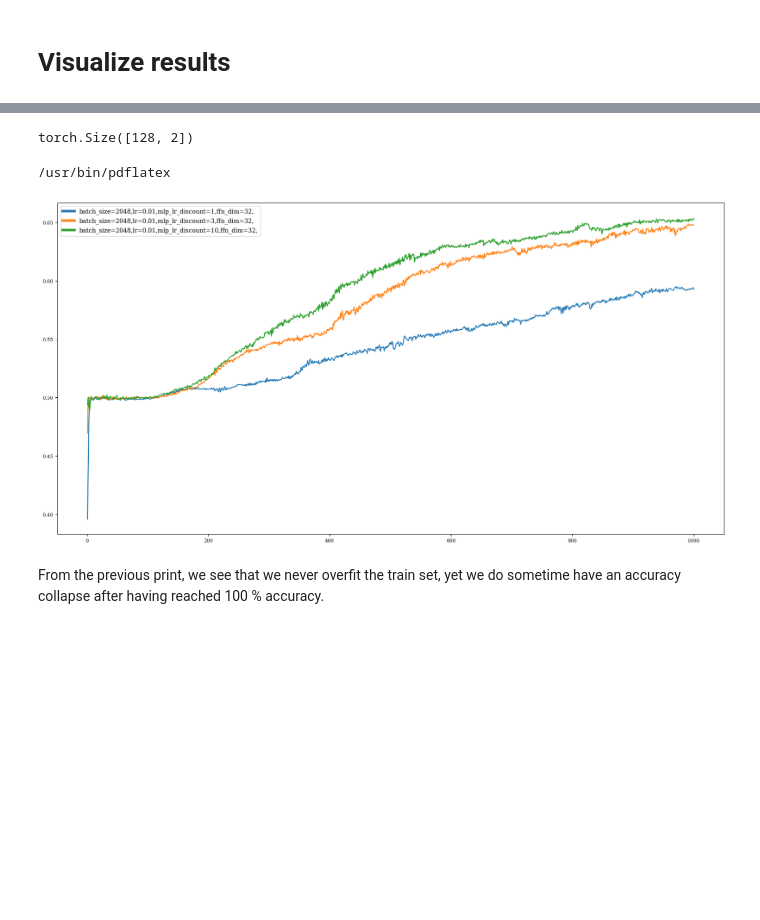
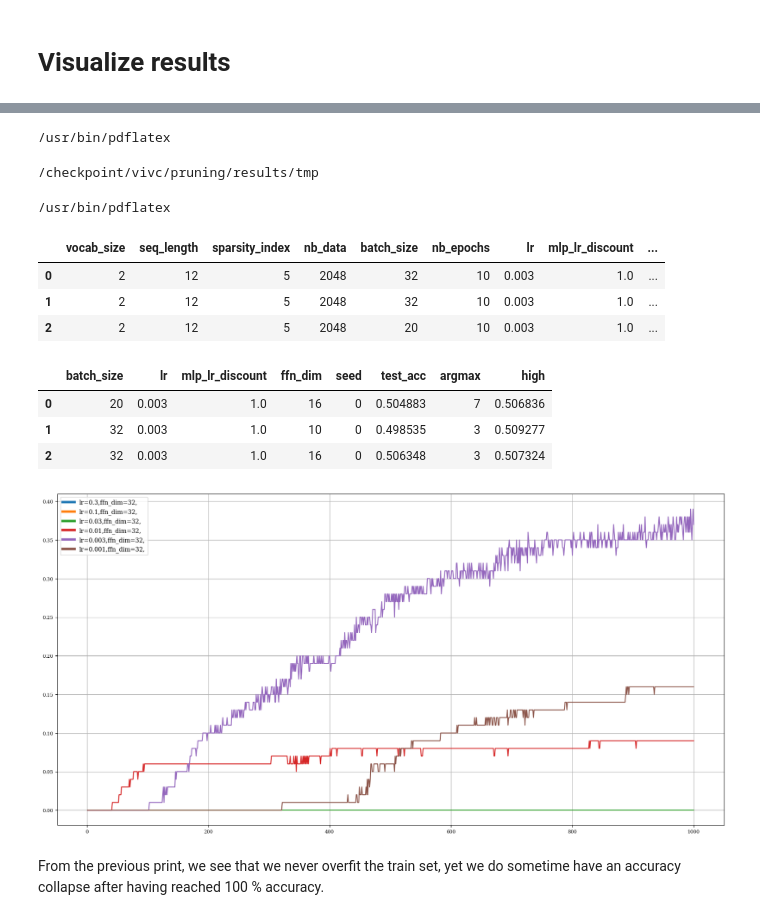
Before and after one commit to facebookresearch/pal, a Jupyter notebook: visualization/analysis.ipynb, the cells around one changed output, grey strips where cells are left out. Cells and saved outputs as stored; diff of their text form; code cells hidden in the pictures; blank space fills up the shorter version.

```diff
--- a/visualization/analysis.ipynb
+++ b/visualization/analysis.ipynb
@@ -54,31 +2,0 @@ axes[1].scatter(tmp2[:, 0], tmp2[:, 1], label='fc2')
-# %%
-    @classmethod
-    def kaiming_uniform_(cls, tensor, a=0, mode="fan_in", nonlinearity="leaky_relu"):
-        fan = tensor.size(1)
-        bound = 1 / math.sqrt(fan)
-        with torch.no_grad():
-            return tensor.uniform_(-bound, bound)
-
-    @staticmethod
-    def _calculate_correct_gain(tensor, mode):
-        if mode == "fan_in":
-            fan = tensor.size(1)
-        elif mode == "fan_out":
-            fan = tensor.size(0)
-        return fan
-
-    @staticmethod
-    def _calculate_gain(param):
-        return
-
-    def reset_parameters(self) -> None:
-        # Setting a=sqrt(5) in kaiming_uniform is the same as initializing with
-        # uniform(-1/sqrt(in_features), 1/sqrt(in_features)). For details, see
-        # https://github.com/pytorch/pytorch/issues/57109
-        self.kaiming_uniform_(self.weight, a=math.sqrt(5))
-        if self.bias is not None:
-            fan_in = self.weight.size(1)
-            bound = 1 / math.sqrt(fan_in) if fan_in > 0 else 0
-            self.bias = torch.uniform_(-bound, bound)
-# %% [output]
-torch.Size([128, 2])
@@ -90,33 +13,51 @@ from analysis import load_configs, load_experimental_results, extract_all_runs_i
 # %% [output]
 /usr/bin/pdflatex
 # %%
-all_configs = load_configs()
+all_configs = load_configs("tmp")
 keys = ["batch_size", "lr", "mlp_lr_discount", "ffn_dim", "seed", "id"]
-data = load_experimental_results(all_configs, keys)
-
-run_info = extract_all_runs_info(data)
+data = load_experimental_results(all_configs, keys, "tmp")
+# %% [output]
+/checkpoint/vivc/pruning/results/tmp
+# %%
+run_info = extract_all_runs_info(data)
+# %% [output]
+/usr/bin/pdflatex
+# %%
+all_configs
+# %% [output]
+|  | vocab_size | seq_length | sparsity_index | nb_data | batch_size | nb_epochs | lr | mlp_lr_discount | ... |
+| 0 | 2 | 12 | 5 | 2048 | 32 | 10 | 0.003 | 1.0 | ... |
+| 1 | 2 | 12 | 5 | 2048 | 32 | 10 | 0.003 | 1.0 | ... |
+| 2 | 2 | 12 | 5 | 2048 | 20 | 10 | 0.003 | 1.0 | ... |
+# %%
+run_info
+# %% [output]
+|  | batch_size | lr | mlp_lr_discount | ffn_dim | seed | test_acc | argmax | high |
+| 0 | 20 | 0.003 | 1.0 | 16 | 0 | 0.504883 | 7 | 0.506836 |
+| 1 | 32 | 0.003 | 1.0 | 10 | 0 | 0.498535 | 3 | 0.509277 |
+| 2 | 32 | 0.003 | 1.0 | 16 | 0 | 0.506348 | 3 | 0.507324 |
 # %%
 from itertools import product
 
 grid_kwargs = {
-    "batch_size": [2048],
-    "lr": [1e-2],
-    "mlp_lr_discount": [1, 3, 10],
+    "lr": [3e-1, 1e-1, 3e-2, 1e-2, 3e-3, 1e-3],
+    # "ffn_dim": [8, 16, 32, 64, 128],
     "ffn_dim": [32],
 }
-ind = "test_acc"
-# ind = "success"
+# ind = "test_acc"
+ind = "success"
 
 fig, ax = plt.subplots(figsize=(20, 10))
 for i, values in enumerate(product(*grid_kwargs.values())):
     kwargs = dict(zip(grid_kwargs.keys(), values))
     mean, std = extract_run_info(data, **kwargs)
     ax.plot(mean[ind], label="".join([f"{key}={value}," for key, value in kwargs.items()]))
     # ax.fill_between(mean.index, mean[ind] - std[ind], mean[ind] + std[ind], alpha=0.5)
 leg = ax.legend(fontsize=10)
 for line in leg.get_lines():
     line.set_linewidth(4.0)
+ax.grid()
 # %% [output]
-[figure, old version]
+[figure, new version]
 # %% [markdown]
 From the previous print, we see that we never overfit the train set, yet we do sometime have an accuracy collapse after having reached 100 \% accuracy.
```
Also changed, not shown: parts of 7 cells of this notebook, 7 other files.
